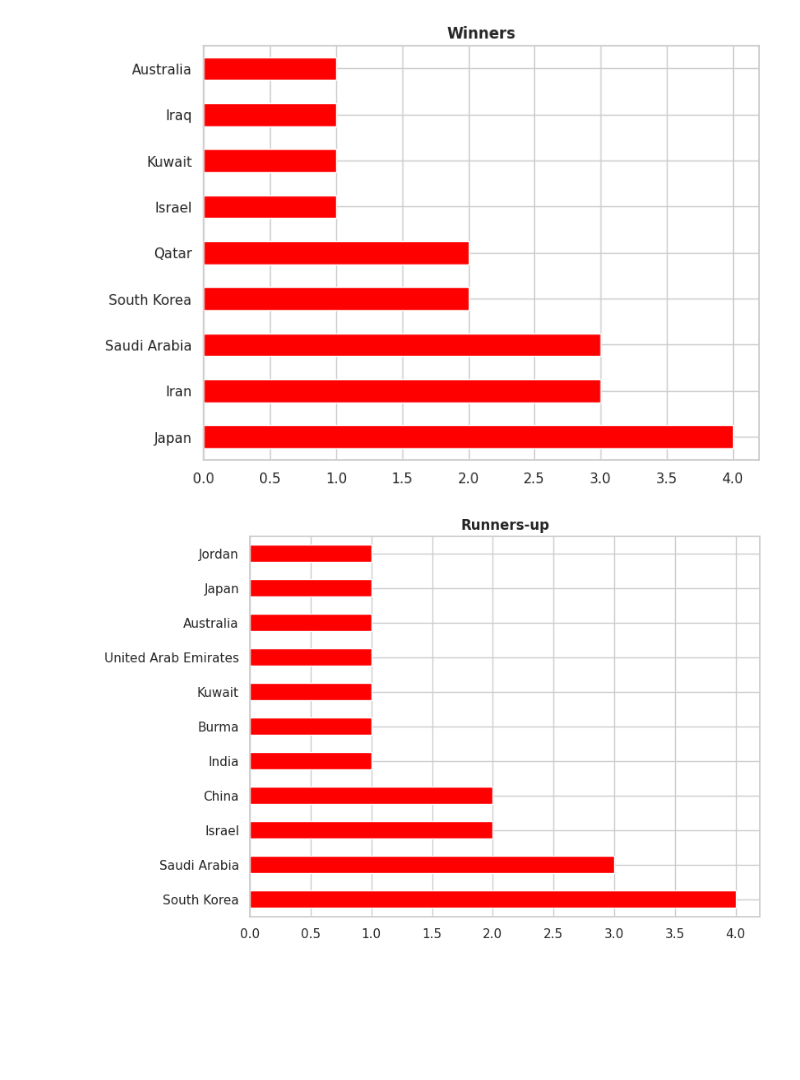
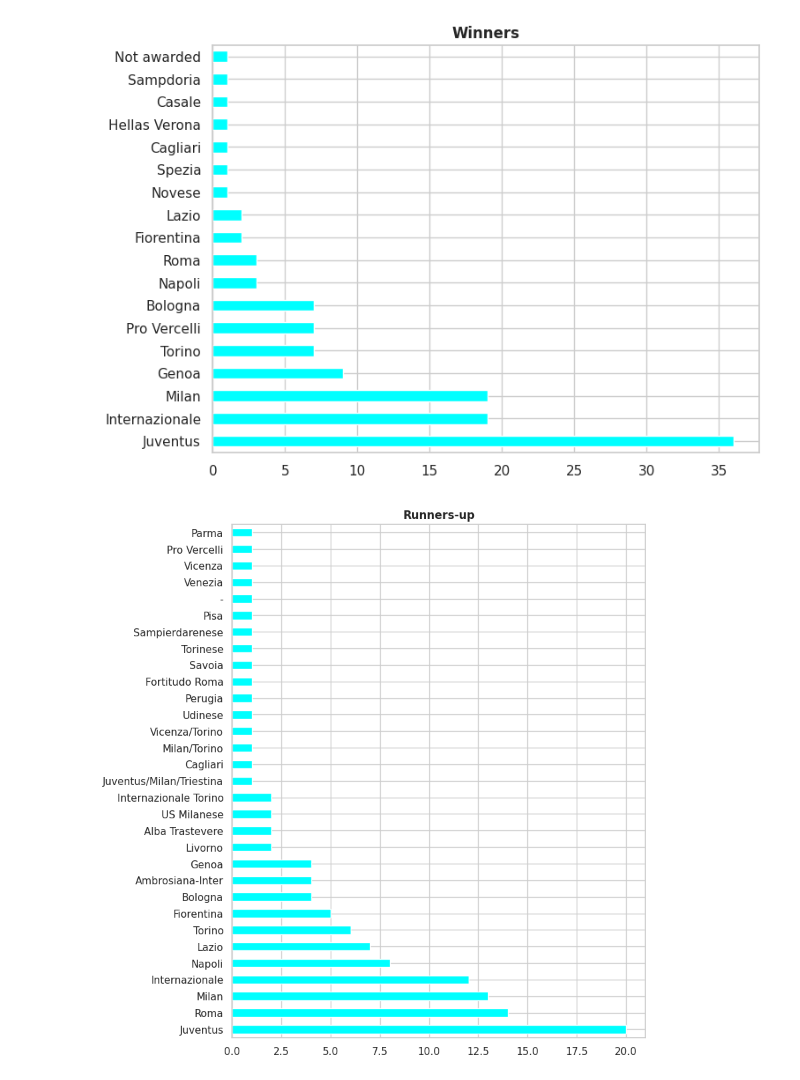
Before and after one commit to guilhermelaviola/SoccerCompetitionsStudy, a Jupyter notebook: SerieATIM.ipynb, the cells around one changed output. Drawn from its saved outputs; the diff is of its cells as text; code cells hidden in the pictures; blank space fills up the shorter version.

```diff
--- a/SerieATIM.ipynb
+++ b/SerieATIM.ipynb
@@ -10,9 +10,9 @@ sns.set(style = 'whitegrid')
 plt.style.use('seaborn-pastel')
 # %%
 # Importing the dataset:
-nt_tournaments = pd.ExcelFile('NT_tournaments_finals.xlsx')
-ac = pd.read_excel(nt_tournaments, 'AFC Asian Cup finals')
+italian_football = pd.ExcelFile('Italian Football.xlsx')
+sa = pd.read_excel(italian_football, 'Serie A TIM')
 
 # Displaying the last 5 champions:
-ac.tail()
+sa.tail()
 # %% [output]
@@ -50,17 +72,17 @@ memory usage: 1.4+ KB
 # %%
-# Displaying number of titles by nation:
-ac['Winners'].value_counts().plot(kind = 'barh', color = 'red', figsize = (8, 6))
+# Displaying winners:
+sa['Winners'].value_counts().plot(kind = 'barh', color = 'cyan', figsize = (8, 6))
 plt.ylabel(None)
 plt.title('Winners', fontweight = 'bold')
 plt.show()
 # %% [output]
-[figure, old version]
+[figure, new version]
 # %%
-# Displaying number of runners-up by nation:
-ac['Runners-up'].value_counts().plot(kind = 'barh', color = 'red', figsize = (8, 6))
+# Displaying runners-up:
+sa['Runners-up'].value_counts().plot(kind = 'barh', color = 'cyan', figsize = (8, 10))
 plt.ylabel(None)
 plt.title('Runners-up', fontweight = 'bold')
 plt.show()
 # %% [output]
-[figure, old version]
+[figure, new version]
 # %%
```
Also changed, not shown: parts of 12 cells of this notebook.
